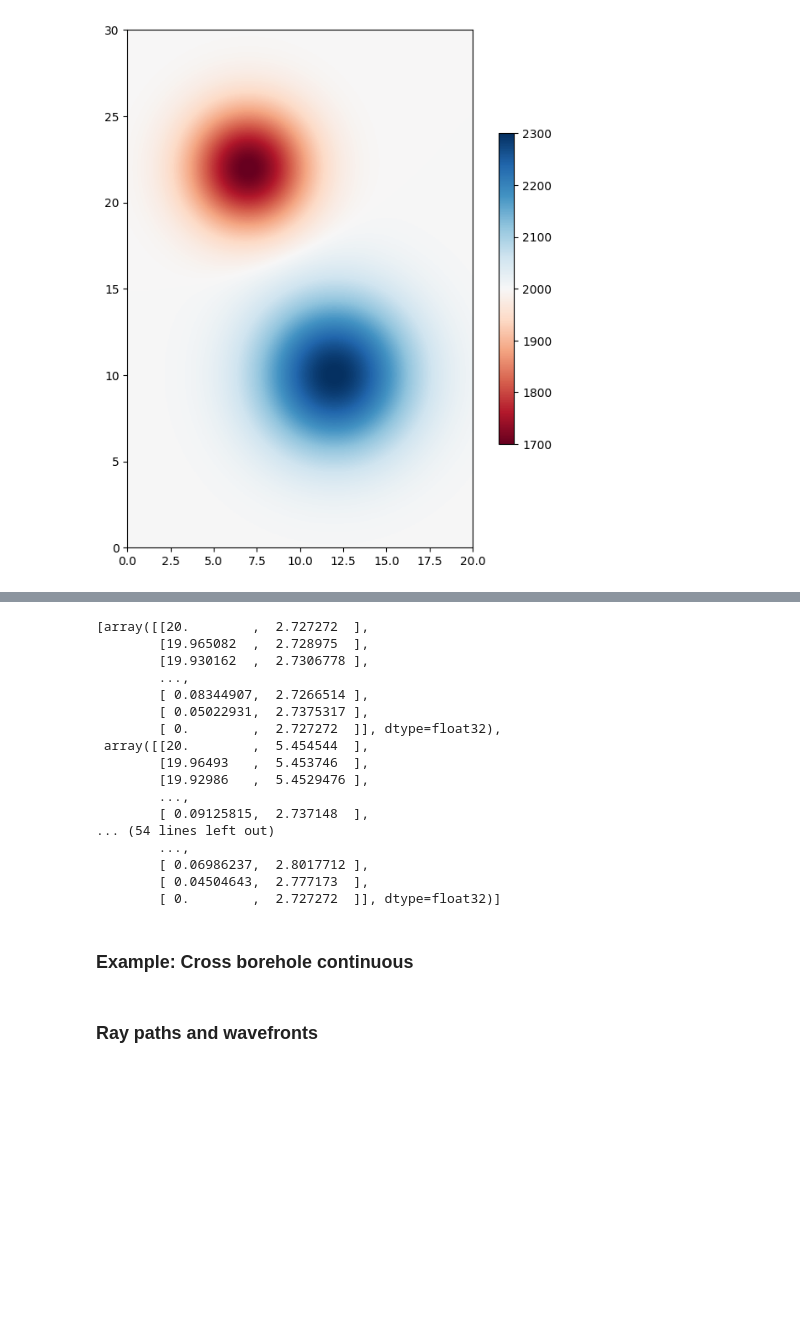
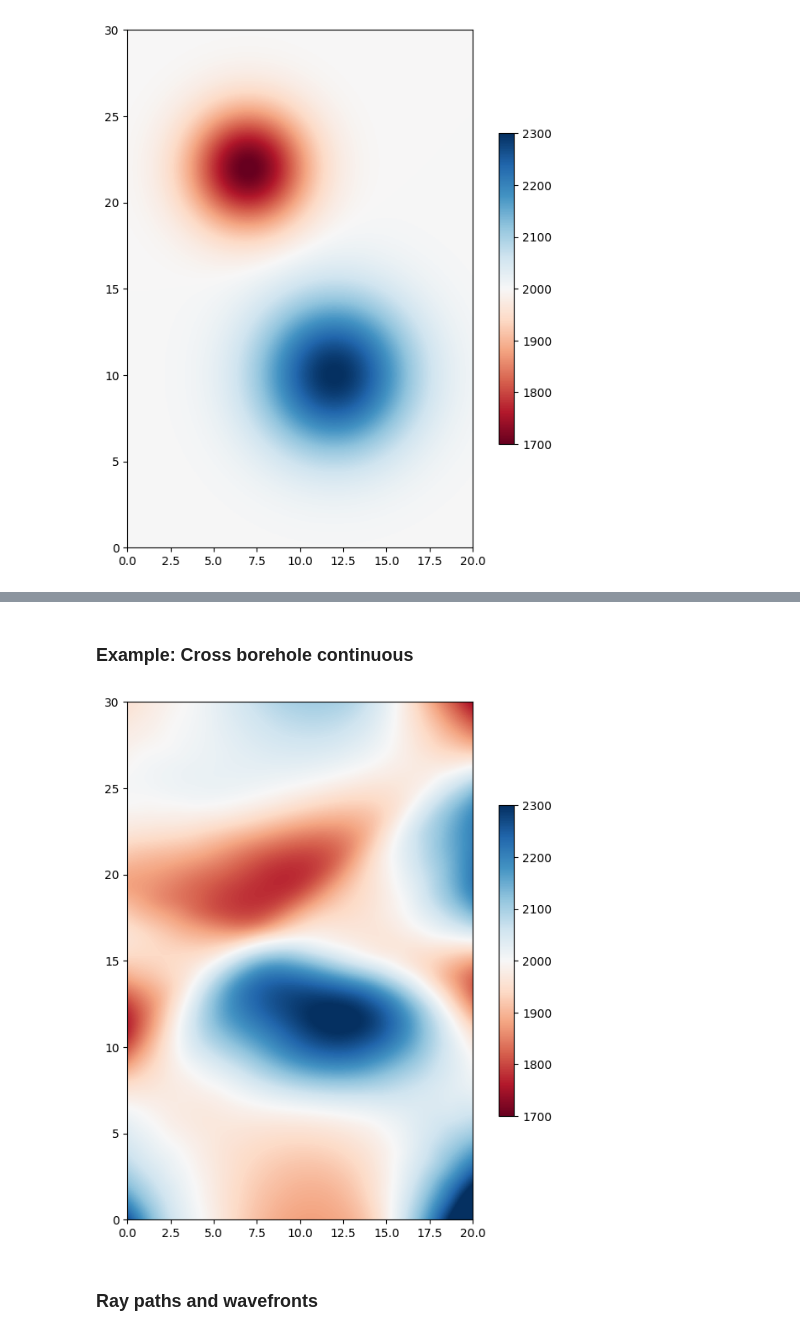
Before and after one commit to inlab-geo/pyfm2d, a Jupyter notebook: examples/FMM_demo_borehole.ipynb, the cells around one changed output, grey strips where cells are left out. Saved outputs shown, nothing was run; the diff lists cells and outputs as text; code cells hidden in the pictures; blank space fills up the shorter version.

```diff
--- a/examples/FMM_demo_borehole.ipynb
+++ b/examples/FMM_demo_borehole.ipynb
@@ -244,28 +234,10 @@ wtp.displayModel(g2.getVelocity(),paths=fmm.paths,extent=extent,figsize=(8,8),cl
-# %%
-fmm.paths
-# %% [output]
-[array([[20.        ,  2.727272  ],
-        [19.965082  ,  2.728975  ],
-        [19.930162  ,  2.7306778 ],
-        ...,
-        [ 0.08344907,  2.7266514 ],
-        [ 0.05022931,  2.7375317 ],
-        [ 0.        ,  2.727272  ]], dtype=float32),
- array([[20.        ,  5.454544  ],
-        [19.96493   ,  5.453746  ],
-        [19.92986   ,  5.4529476 ],
-        ...,
-        [ 0.09125815,  2.737148  ],
-... (54 lines left out)
-        ...,
-        [ 0.06986237,  2.8017712 ],
-        [ 0.04504643,  2.777173  ],
-        [ 0.        ,  2.727272  ]], dtype=float32)]
 # %% [markdown]
 ### Example: Cross borehole continuous
 # %%
 extent = [0.0, 20.0, 0.0, 30.0]
-g3=wt.gridModel(np.loadtxt('datasets/cbmod.txt'),extent=extent)
+g3=wt.basisModel(np.loadtxt('datasets/cbmod.txt'),extent=extent)
 wtp.displayModel(g3.getVelocity(),extent=extent,figsize=(8,8),clim=(1700,2300))
+# %% [output]
+[figure, added]
 # %%
 # build sources and receivers for model 2
```
Also changed, not shown: parts of 20 cells of this notebook, 25 other files.
